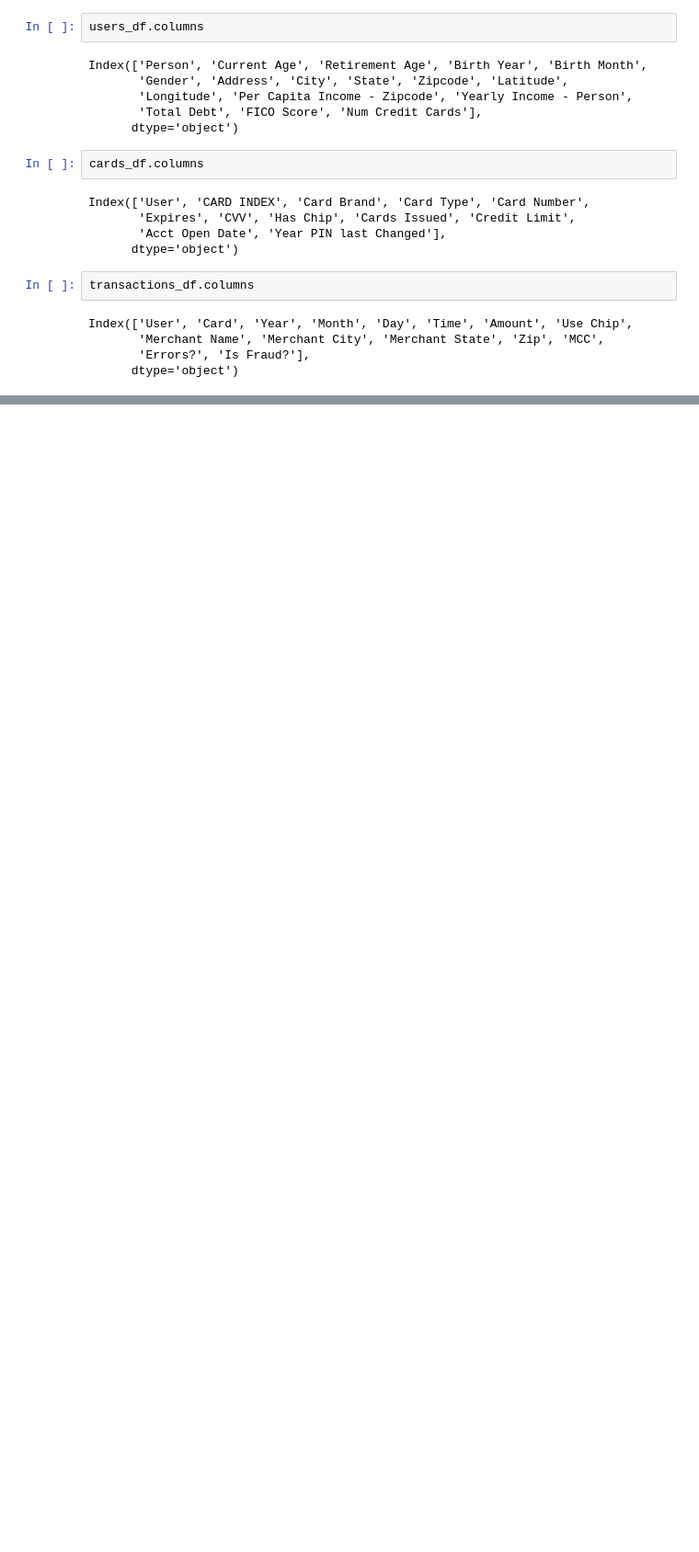
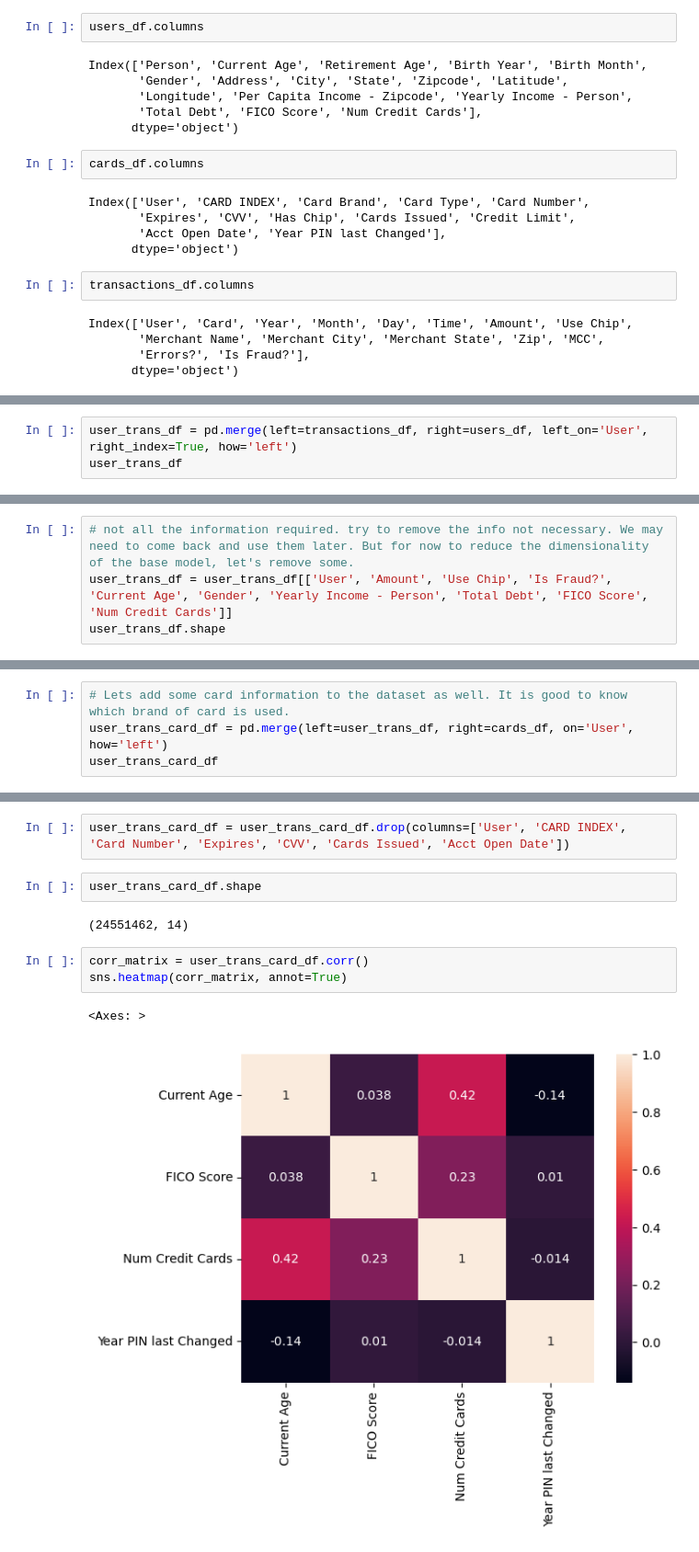
Before and after one commit to Hoomaaan/Finance-Fraud-Detection, a Jupyter notebook: main.ipynb, the cells around one changed output, grey strips where cells are left out. Shown: that part at 92% size. Drawn from its saved outputs; the diff is of its cells as text; blank space fills up the shorter version.

```diff
--- a/main.ipynb
+++ b/main.ipynb
@@ -193,0 +239,3 @@ Index(['User', 'Card', 'Year', 'Month', 'Day', 'Time', 'Amount', 'Use Chip',
+# %%
+user_trans_df = pd.merge(left=transactions_df, right=users_df, left_on='User', right_index=True, how='left')
+user_trans_df
@@ -193,0 +256,4 @@ Index(['User', 'Card', 'Year', 'Month', 'Day', 'Time', 'Amount', 'Use Chip',
+# %%
+# not all the information required. try to remove the info not necessary. We may need to come back and use them later. But for now to reduce the dimensionality of the base model, let's remove some.
+user_trans_df = user_trans_df[['User', 'Amount', 'Use Chip', 'Is Fraud?', 'Current Age', 'Gender', 'Yearly Income - Person', 'Total Debt', 'FICO Score', 'Num Credit Cards']]
+user_trans_df.shape
@@ -193,0 +262,4 @@ Index(['User', 'Card', 'Year', 'Month', 'Day', 'Time', 'Amount', 'Use Chip',
+# %%
+# Lets add some card information to the dataset as well. It is good to know which brand of card is used.
+user_trans_card_df = pd.merge(left=user_trans_df, right=cards_df, on='User', how='left')
+user_trans_card_df
@@ -193,0 +280,12 @@ Index(['User', 'Card', 'Year', 'Month', 'Day', 'Time', 'Amount', 'Use Chip',
+# %%
+user_trans_card_df = user_trans_card_df.drop(columns=['User', 'CARD INDEX', 'Card Number', 'Expires', 'CVV', 'Cards Issued', 'Acct Open Date'])
+# %%
+user_trans_card_df.shape
+# %% [output]
+(24551462, 14)
+# %%
+corr_matrix = user_trans_card_df.corr()
+sns.heatmap(corr_matrix, annot=True)
+# %% [output]
+<Axes: >
+[figure, added]
```
Also changed, not shown: parts of 43 cells of this notebook.
